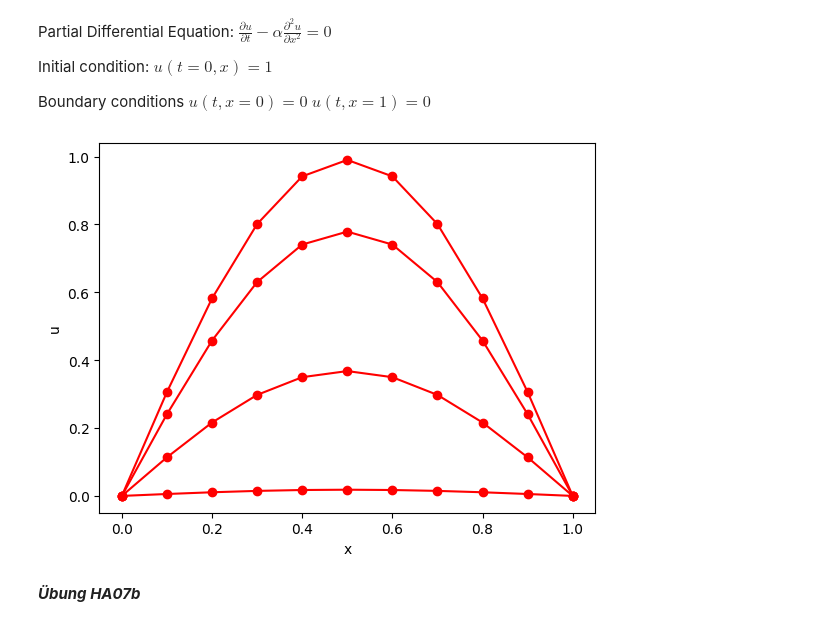
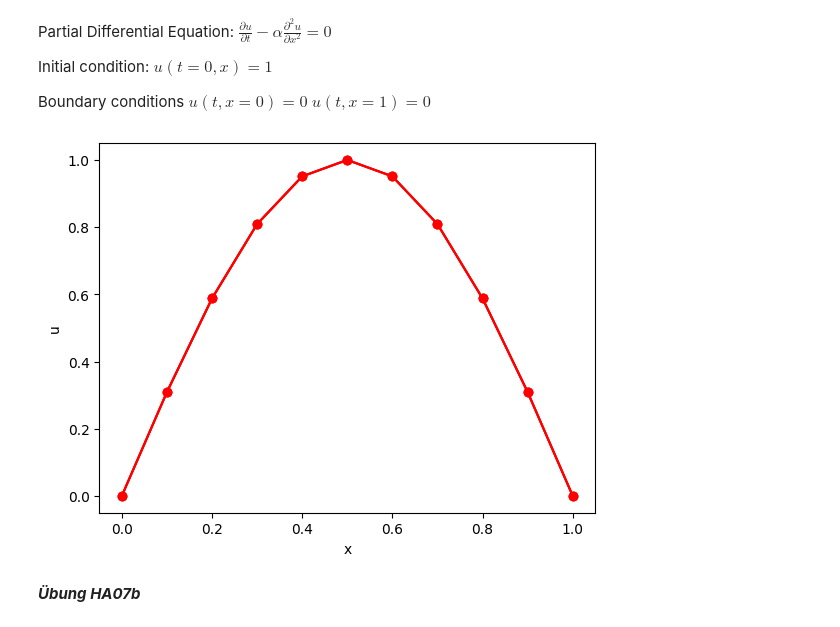
Before and after one commit to floho05/Hydroinformatik2025, a Jupyter notebook: Florian_Hoffmann.ipynb, the cells around one changed output. Cells and saved outputs as stored; diff of their text form; code cells hidden in the pictures.

```diff
--- a/Florian_Hoffmann.ipynb
+++ b/Florian_Hoffmann.ipynb
@@ -89,26 +101,27 @@ $u(t,x=1)=0$
 # %%
 import math
 import matplotlib.pylab as plt
 PI = 3.1415926
 numPoints = 10
-alpha = 1.0
-t = [0.1,0.5,1.0,2.0]
+alpha = 1e-6 #Wärme Stoff 1e-10 m^2/s
+t = [0.001,0.1,10]
 x = []
 y = []
 for n in t:
     for i in range(0,numPoints+1):
         x.append(float(i)/float(numPoints))
-        y.append(math.sin(PI*x[i]) * math.exp(-alpha*n*n))
+        #y.append(math.sin(PI*x[i]) * math.exp(-alpha*n*n))
+        y.append(math.sin(PI*x[i]) * math.exp(-alpha*PI*PI*n))
     plt.plot(x,y,color='red',marker="o")
     x = []
     y = []
 
 plt.xlabel('x')
 plt.ylabel('u')
 plt.axis('tight')
 plt.show()
 # %% [output]
-[figure, old version]
+[figure, new version]
 # %% [markdown]
 ***Übung HA07b***
 # %% [markdown]
```
Also changed, not shown: parts of 4 cells of this notebook, 1 other file.
